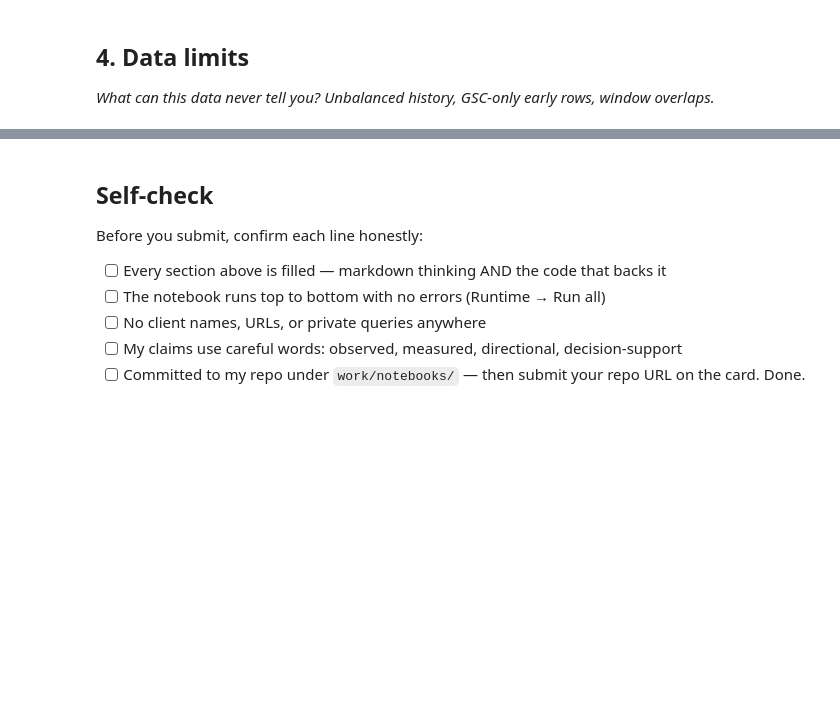
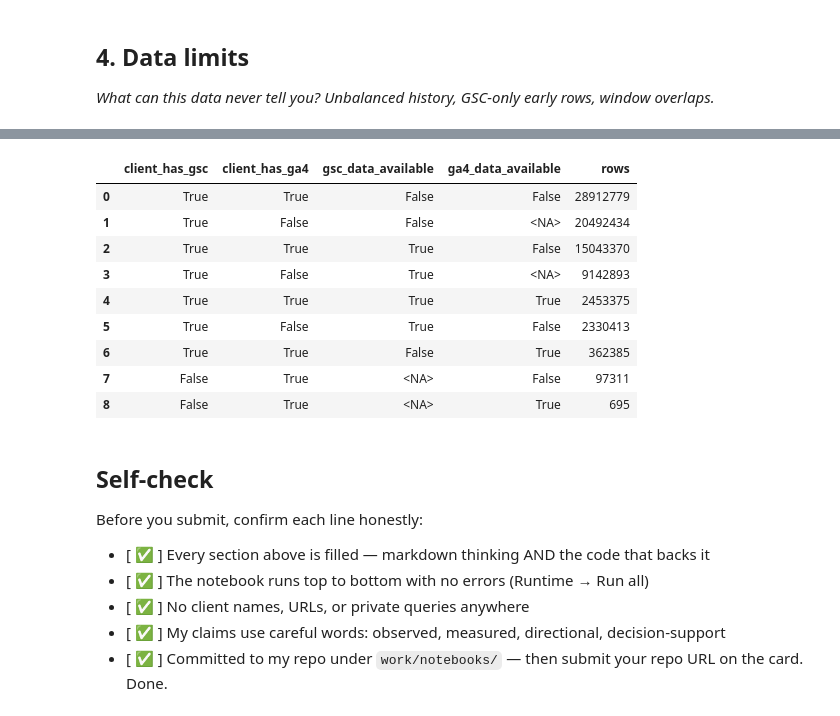
Before and after one commit to DharshanS2006/flyrank-ml-intern-work, a Jupyter notebook: work/notebooks/w03_data_contract.ipynb, the cells around one changed output, grey strips where cells are left out. Saved outputs shown, nothing was run; the diff lists cells and outputs as text; code cells hidden in the pictures; blank space fills up the shorter version.

```diff
--- a/work/notebooks/w03_data_contract.ipynb
+++ b/work/notebooks/w03_data_contract.ipynb
@@ -37,10 +222,45 @@ This skeleton is yours to fill. Work the sections **in order** — each one has
+# %%
+query = """
+SELECT
+
+client_has_gsc,
+client_has_ga4,
+gsc_data_available,
+ga4_data_available,
+COUNT(*) AS rows
+
+FROM read_parquet(
+'hf://datasets/FlyRank/internship-warehouse/fact_content_daily_performance/**/*.parquet'
+)
+
+GROUP BY
+client_has_gsc,
+client_has_ga4,
+gsc_data_available,
+ga4_data_available
+
+ORDER BY rows DESC;
+"""
+
+con.sql(query).df()
+# %% [output]
+|  | client_has_gsc | client_has_ga4 | gsc_data_available | ga4_data_available | rows |
+| 0 | True | True | False | False | 28912779 |
+| 1 | True | False | False | <NA> | 20492434 |
+| 2 | True | True | True | False | 15043370 |
+| 3 | True | False | True | <NA> | 9142893 |
+| 4 | True | True | True | True | 2453375 |
+| 5 | True | False | True | False | 2330413 |
+| 6 | True | True | False | True | 362385 |
+| 7 | False | True | <NA> | False | 97311 |
+| 8 | False | True | <NA> | True | 695 |
 # %% [markdown]
 ## Self-check
 
 Before you submit, confirm each line honestly:
 
-- [ ] Every section above is filled — markdown thinking AND the code that backs it
-- [ ] The notebook runs top to bottom with no errors (Runtime → Run all)
-- [ ] No client names, URLs, or private queries anywhere
-- [ ] My claims use careful words: observed, measured, directional, decision-support
-- [ ] Committed to my repo under `work/notebooks/` — then submit your repo URL on the card. Done.
+- [ ✅ ] Every section above is filled — markdown thinking AND the code that backs it
+- [ ✅ ] The notebook runs top to bottom with no errors (Runtime → Run all)
+- [ ✅ ] No client names, URLs, or private queries anywhere
+- [ ✅ ] My claims use careful words: observed, measured, directional, decision-support
+- [ ✅ ] Committed to my repo under `work/notebooks/` — then submit your repo URL on the card. Done.
```
Also changed, not shown: parts of 11 cells of this notebook.
